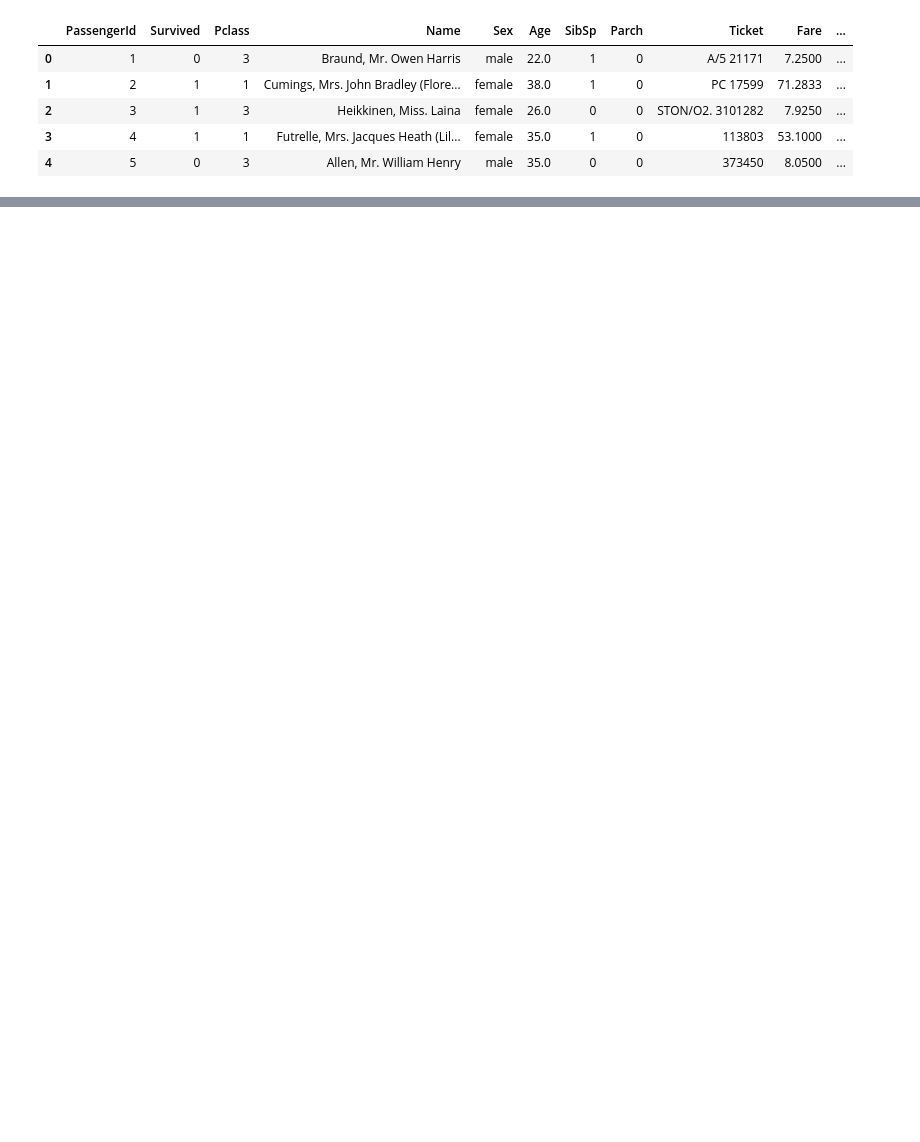
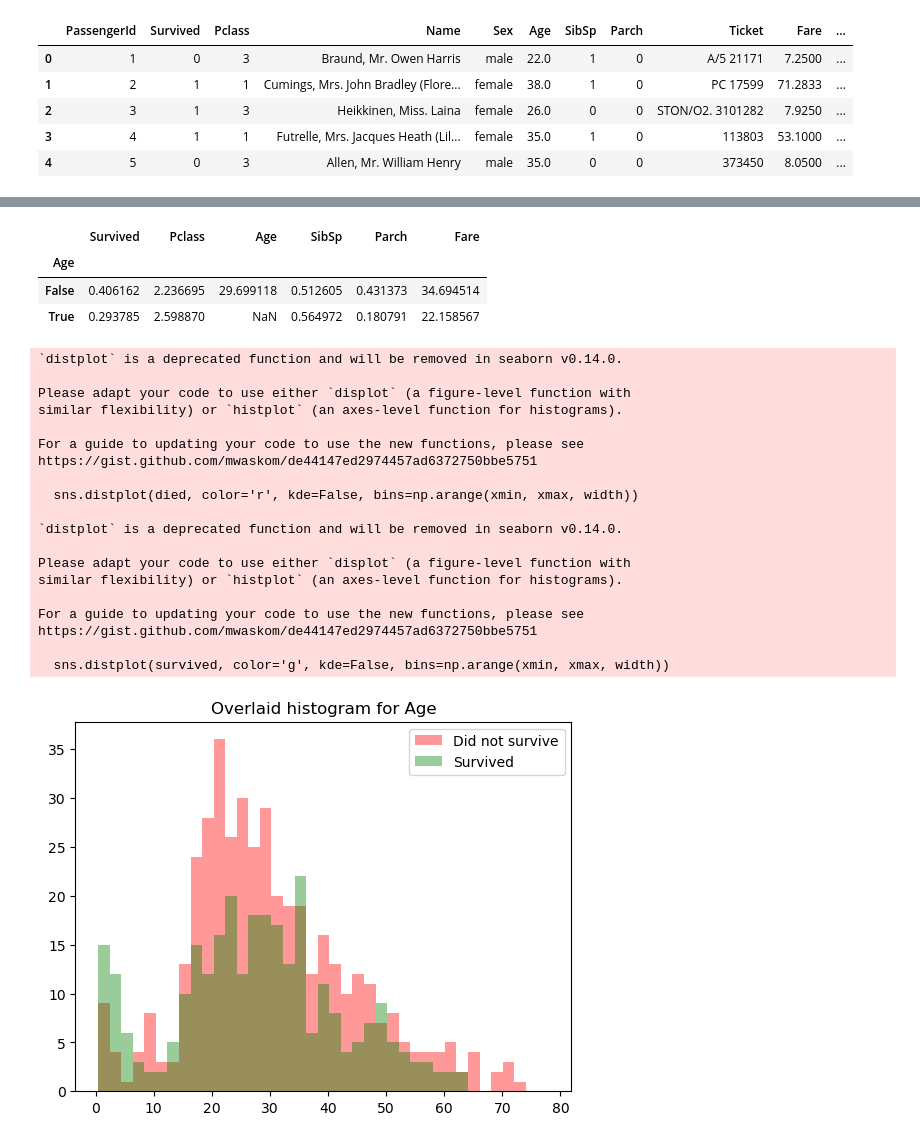
Before and after one commit to Eggizac/obsidian-note, a Jupyter notebook: Саморазвитие/Machine Learning/Jupiter/titanic.ipynb, the cells around one changed output, grey strips where cells are left out. Saved outputs shown, nothing was run; the diff lists cells and outputs as text; code cells hidden in the pictures; blank space fills up the shorter version.

```diff
--- a/Саморазвитие/Machine Learning/Jupiter/titanic.ipynb
+++ b/Саморазвитие/Machine Learning/Jupiter/titanic.ipynb
@@ -16,5 +18,8 @@ df.head()
 | 3 | 4 | 1 | 1 | Futrelle, Mrs. Jacques Heath (Lil... | female | 35.0 | 1 | 0 | 113803 | 53.1000 | ... |
 | 4 | 5 | 0 | 3 | Allen, Mr. William Henry | male | 35.0 | 0 | 0 | 373450 | 8.0500 | ... |
 # %%
-#Drop all categorical features
-cat_feat = ['PassengerId', 'Name', 'Sex', 'Ticket']
+#Drop all categorical features and copy need features
+cat_feat = ['PassengerId', 'Name', 'Sex', 'Ticket', 'Cabin', 'Embarked']
+copy_features = df[['Sex', 'Cabin']]
+df.drop(cat_feat, axis=1, inplace=True)
+df.head()
@@ -20,0 +66,41 @@ cat_feat = ['PassengerId', 'Name', 'Sex', 'Ticket']
+# %%
+df.groupby(df['Age'].isnull()).mean()
+# %% [output]
+|  | Survived | Pclass | Age | SibSp | Parch | Fare |
+| Age |  |  |  |  |  |  |
+| False | 0.406162 | 2.236695 | 29.699118 | 0.512605 | 0.431373 | 34.694514 |
+| True | 0.293785 | 2.598870 | NaN | 0.564972 | 0.180791 | 22.158567 |
+# %%
+# Графики
+for i in ['Age', 'Fare']:
+    died = list(df[df['Survived'] == 0][i].dropna())
+    survived = list(df[df['Survived'] == 1][i].dropna())
+    xmin = min(min(died), min(survived))
+    xmax = max(max(died), max(survived))
+    width = (xmax - xmin) / 40
+    sns.distplot(died, color='r', kde=False, bins=np.arange(xmin, xmax, width))
+    sns.distplot(survived, color='g', kde=False, bins=np.arange(xmin, xmax, width))
+    plt.legend(['Did not survive', 'Survived'])
+    plt.title('Overlaid histogram for {}'.format(i))
+    plt.show()
+# %% [output]
+`distplot` is a deprecated function and will be removed in seaborn v0.14.0.
+
+Please adapt your code to use either `displot` (a figure-level function with
+similar flexibility) or `histplot` (an axes-level function for histograms).
+
+For a guide to updating your code to use the new functions, please see
+https://gist.github.com/mwaskom/de44147ed2974457ad6372750bbe5751
+
+  sns.distplot(died, color='r', kde=False, bins=np.arange(xmin, xmax, width))
+
+`distplot` is a deprecated function and will be removed in seaborn v0.14.0.
+
+Please adapt your code to use either `displot` (a figure-level function with
+similar flexibility) or `histplot` (an axes-level function for histograms).
+
+For a guide to updating your code to use the new functions, please see
+https://gist.github.com/mwaskom/de44147ed2974457ad6372750bbe5751
+
+  sns.distplot(survived, color='g', kde=False, bins=np.arange(xmin, xmax, width))
+[figure, added]
```
Also changed, not shown: parts of 17 cells of this notebook, 7 other files.
